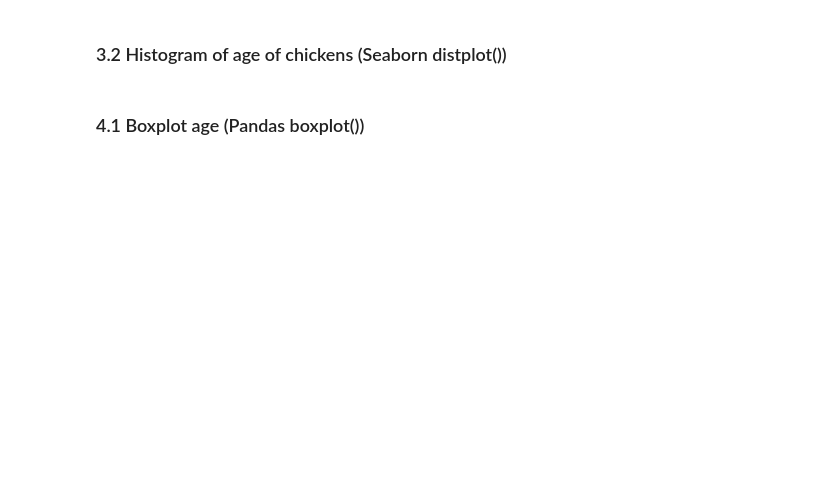
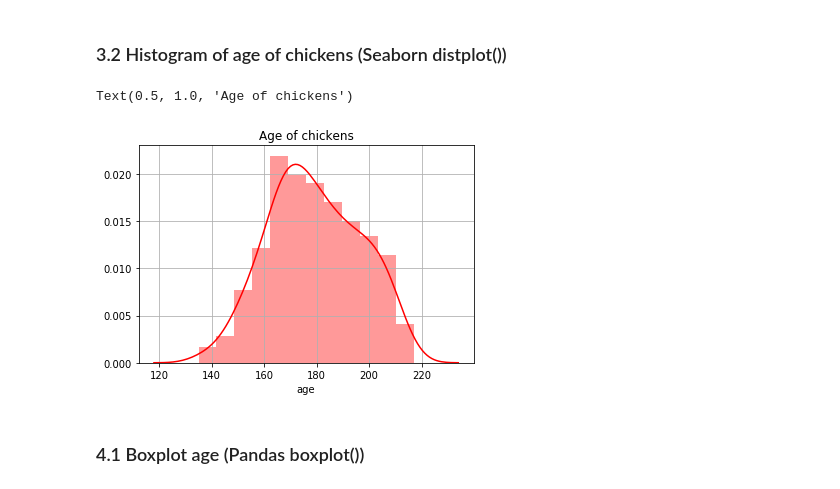
Before and after one commit to rahianIslam/Data-Visualization, a Jupyter notebook: chicken.ipynb, the cells around one changed output. Saved outputs shown, nothing was run; the diff lists cells and outputs as text; code cells hidden in the pictures; blank space fills up the shorter version.

```diff
--- a/chicken.ipynb
+++ b/chicken.ipynb
@@ -46,2 +91,12 @@ import seaborn as sns
+# %%
+# Your solution goes
+age_plot = chicken['age']
+
+sns.distplot(age_plot, color ='r')
+plt.grid(True)
+plt.title('Age of chickens')
+# %% [output]
+Text(0.5, 1.0, 'Age of chickens')
+[figure, added]
 # %% [markdown]
 ### 4.1 Boxplot age (Pandas boxplot())
```
Also changed, not shown: parts of 18 cells of this notebook.
